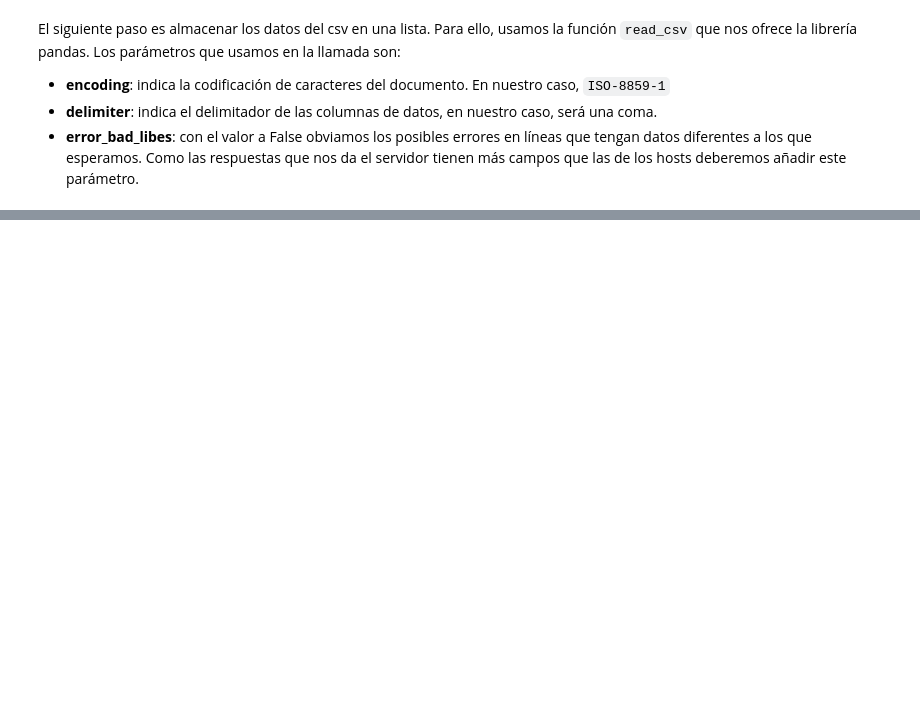
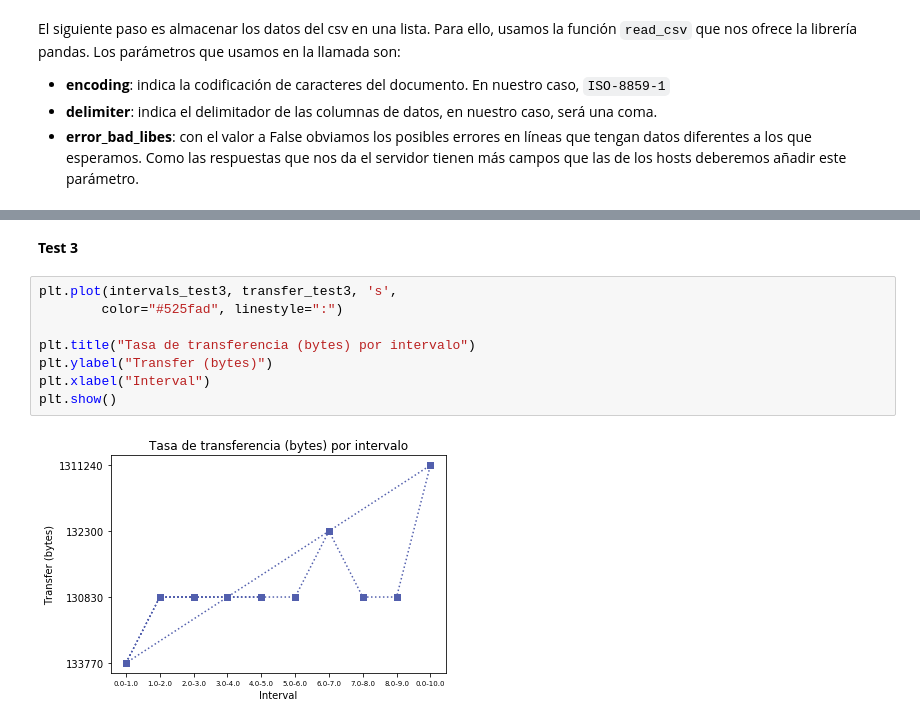
Before and after one commit to SergioFdezRc/MUII_G2_FamilyLock-TPC_Stages, a Jupyter notebook: Small Stage.ipynb, the cells around one changed output, grey strips where cells are left out. Cells and saved outputs as stored; diff of their text form; blank space fills up the shorter version.

```diff
--- a/Small Stage.ipynb
+++ b/Small Stage.ipynb
@@ -295,0 +340,12 @@ plt.show()
+# %% [markdown]
+**Test 3**
+# %%
+plt.plot(intervals_test3, transfer_test3, 's',
+        color="#525fad", linestyle=":")
+
+plt.title("Tasa de transferencia (bytes) por intervalo")
+plt.ylabel("Transfer (bytes)")
+plt.xlabel("Interval")
+plt.show()
+# %% [output]
+[figure, added]
```
Also changed, not shown: parts of 75 cells of this notebook, 4 other files.
